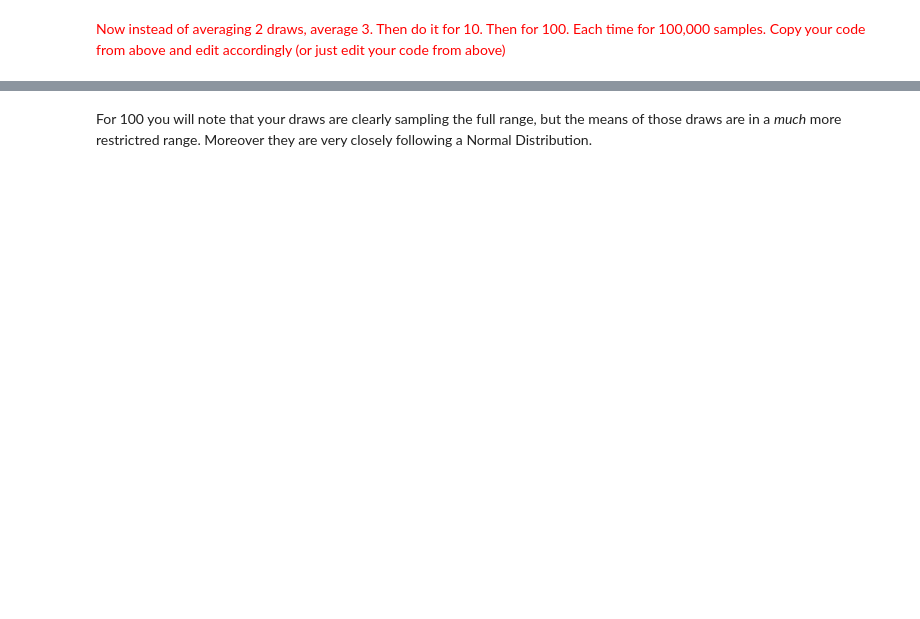
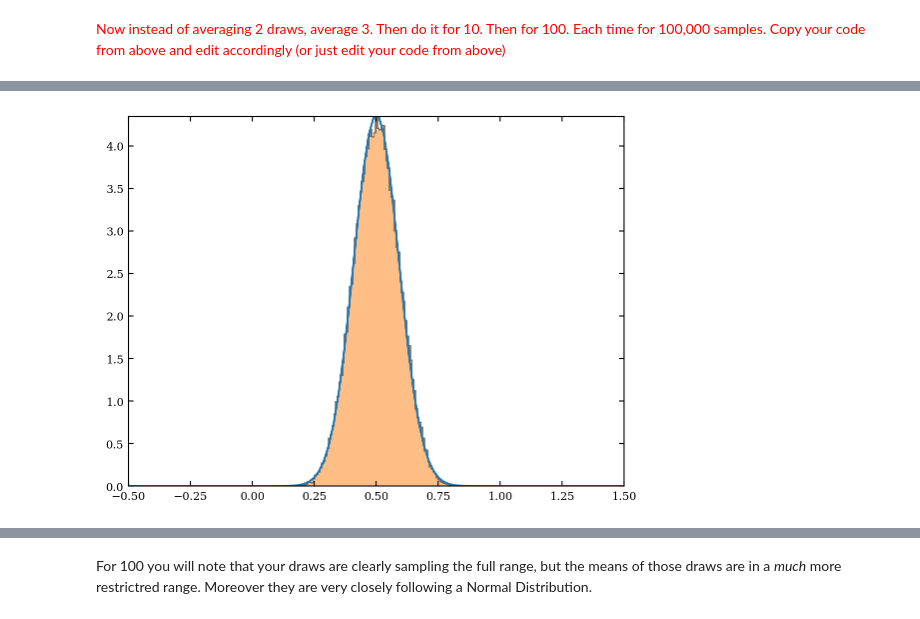
Before and after one commit to agupta-umiss/phys629-fall-2023, a Jupyter notebook: student_folders/arindam_sharma/lecture_6.ipynb, the cells around one changed output, grey strips where cells are left out. Cells and saved outputs as stored; diff of their text form; code cells hidden in the pictures; blank space fills up the shorter version.

```diff
--- a/student_folders/arindam_sharma/lecture_6.ipynb
+++ b/student_folders/arindam_sharma/lecture_6.ipynb
@@ -180,0 +214,4 @@ sigma_cl = sigma_h / np.sqrt(N) # scale of mean error distribution
+# %%
+check_CLT_uni(10, 0, 1)
+# %% [output]
+[figure, added]
```
Also changed, not shown: parts of 9 cells of this notebook.
